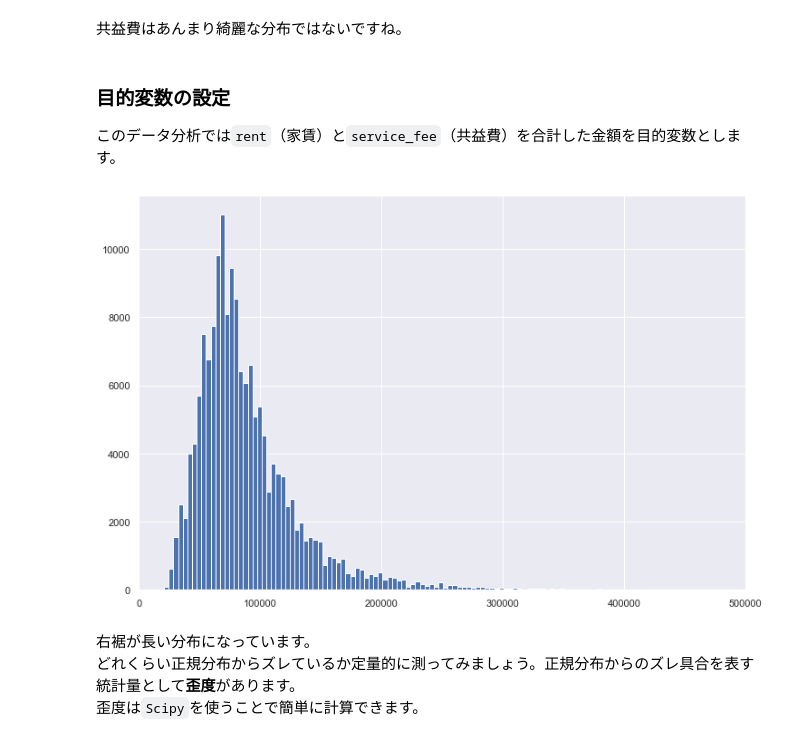
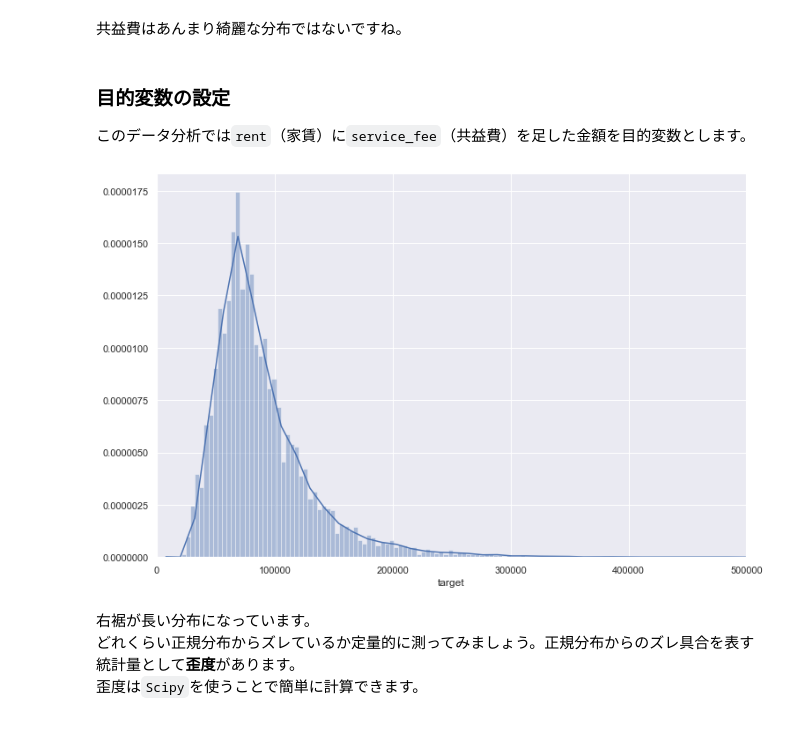
Before and after one commit to m7142yosuke/Tokyo-house-price-prediction-portfolio, a Jupyter notebook: 不動産価格予測.ipynb, the cells around one changed output. Drawn from its saved outputs; the diff is of its cells as text; code cells hidden in the pictures.

```diff
--- a/不動産価格予測.ipynb
+++ b/不動産価格予測.ipynb
@@ -183,17 +188,17 @@ Name: service_fee, dtype: float64
 共益費はあんまり綺麗な分布ではないですね。
 # %% [markdown]
 ### 目的変数の設定
-このデータ分析では`rent`（家賃）と`service_fee`（共益費）を合計した金額を目的変数とします。
+このデータ分析では`rent`（家賃）に`service_fee`（共益費）を足した金額を目的変数とします。
 # %%
 # 目的変数
 df_all['target'] = df_all['rent'] + df_all['service_fee']
 # %%
 plt.figure(figsize=(12, 8))
-plt.hist(df_all['target'], bins=400)
+sns.distplot(df_all['target'], bins=400)
 plt.xlim(0, 500000)
 plt.show()
 # %% [output]
-[figure, old version]
+[figure, new version]
 # %% [markdown]
 右裾が長い分布になっています。
 どれくらい正規分布からズレているか定量的に測ってみましょう。正規分布からのズレ具合を表す統計量として**歪度**があります。
```
Also changed, not shown: parts of 120 cells of this notebook, 27 other files.
